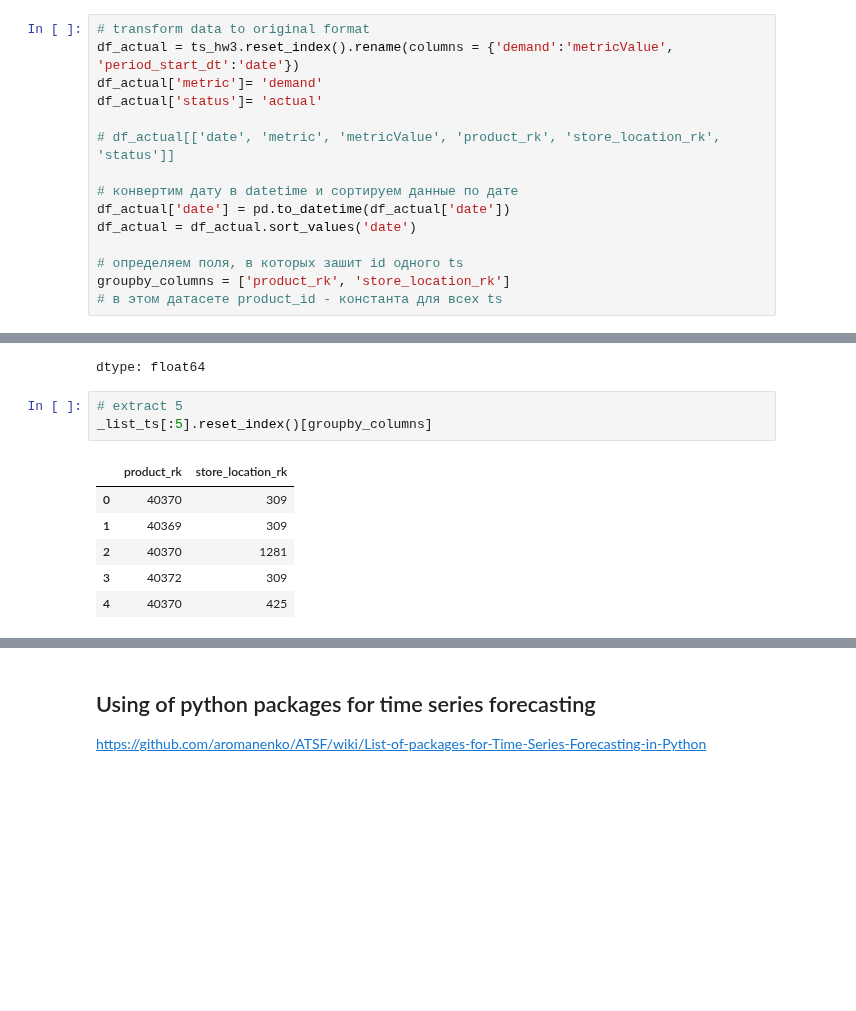
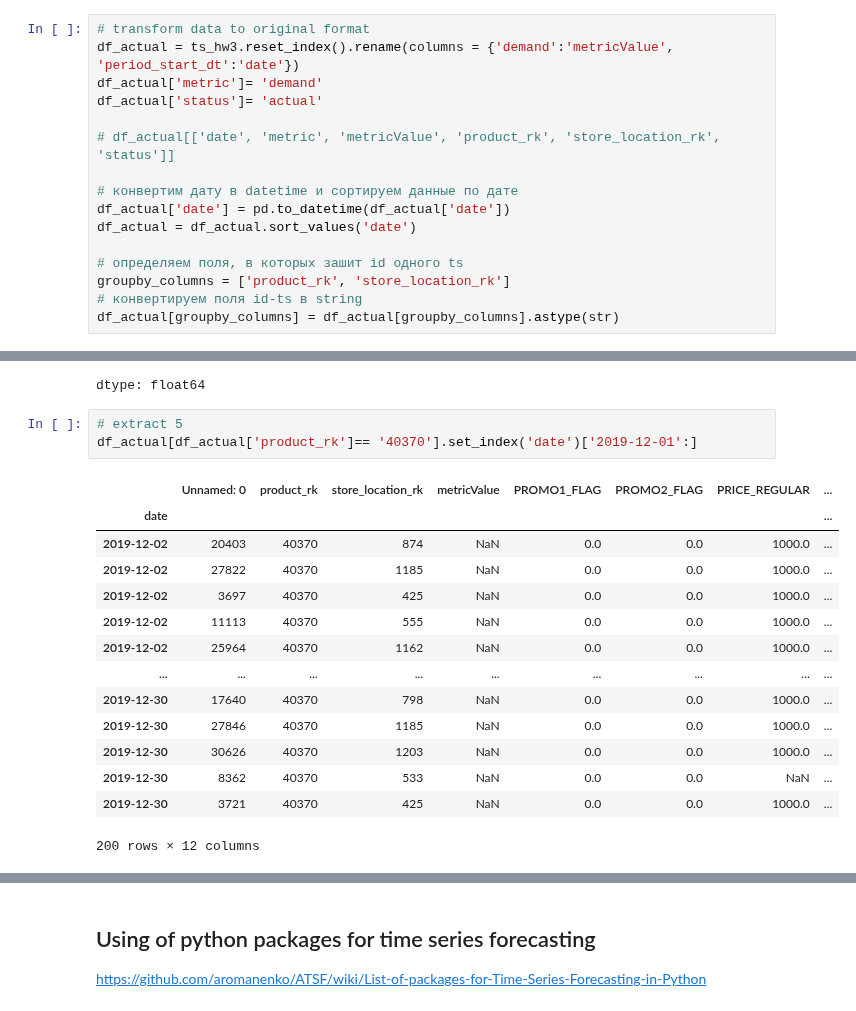
Before and after one commit to aromanenko/ATSF, a Jupyter notebook: 13_Bonus Topics.ipynb, the cells around one changed output, grey strips where cells are left out. Saved outputs shown, nothing was run; the diff lists cells and outputs as text; blank space fills up the shorter version.

```diff
--- a/13_Bonus Topics.ipynb
+++ b/13_Bonus Topics.ipynb
@@ -59,7 +59,8 @@ df_actual = df_actual.sort_values('date')
 
 # определяем поля, в которых зашит id одного ts
 groupby_columns = ['product_rk', 'store_location_rk']
-# в этом датасете product_id - константа для всех ts
+# конвертируем поля id-ts в string
+df_actual[groupby_columns] = df_actual[groupby_columns].astype(str)
 # %%
 # find largest ts (in terms of sum of target variable)
 _list_ts = df_actual.groupby(groupby_columns)['metricValue'].mean().sort_values(ascending = False)
@@ -73,16 +74,24 @@ _list_ts[:5]
 | 40372 | 309 | 50.000000 |
 | 40370 | 425 | 42.622383 |
 dtype: float64
-# %%
-# extract 5
-_list_ts[:5].reset_index()[groupby_columns]
-# %% [output]
-|  | product_rk | store_location_rk |
-| 0 | 40370 | 309 |
-| 1 | 40369 | 309 |
-| 2 | 40370 | 1281 |
-| 3 | 40372 | 309 |
-| 4 | 40370 | 425 |
+# %%
+# extract 5
+df_actual[df_actual['product_rk']== '40370'].set_index('date')['2019-12-01':]
+# %% [output]
+|  | Unnamed: 0 | product_rk | store_location_rk | metricValue | PROMO1_FLAG | PROMO2_FLAG | PRICE_REGULAR | ... |
+| date |  |  |  |  |  |  |  | ... |
+| 2019-12-02 | 20403 | 40370 | 874 | NaN | 0.0 | 0.0 | 1000.0 | ... |
+| 2019-12-02 | 27822 | 40370 | 1185 | NaN | 0.0 | 0.0 | 1000.0 | ... |
+| 2019-12-02 | 3697 | 40370 | 425 | NaN | 0.0 | 0.0 | 1000.0 | ... |
+| 2019-12-02 | 11113 | 40370 | 555 | NaN | 0.0 | 0.0 | 1000.0 | ... |
+| 2019-12-02 | 25964 | 40370 | 1162 | NaN | 0.0 | 0.0 | 1000.0 | ... |
+| ... | ... | ... | ... | ... | ... | ... | ... | ... |
+| 2019-12-30 | 17640 | 40370 | 798 | NaN | 0.0 | 0.0 | 1000.0 | ... |
+| 2019-12-30 | 27846 | 40370 | 1185 | NaN | 0.0 | 0.0 | 1000.0 | ... |
+| 2019-12-30 | 30626 | 40370 | 1203 | NaN | 0.0 | 0.0 | 1000.0 | ... |
+| 2019-12-30 | 8362 | 40370 | 533 | NaN | 0.0 | 0.0 | NaN | ... |
+| 2019-12-30 | 3721 | 40370 | 425 | NaN | 0.0 | 0.0 | 1000.0 | ... |
+200 rows × 12 columns
 # %%
 # рисуем графиики каждого из ts, чтобы увидеть скрытые компоненты ts (тренд и сезонность)
 # можно делать stl - декомпозицию, но как правило все можно увидеть на простом графике
```
Also changed, not shown: parts of 1 cell of this notebook.
